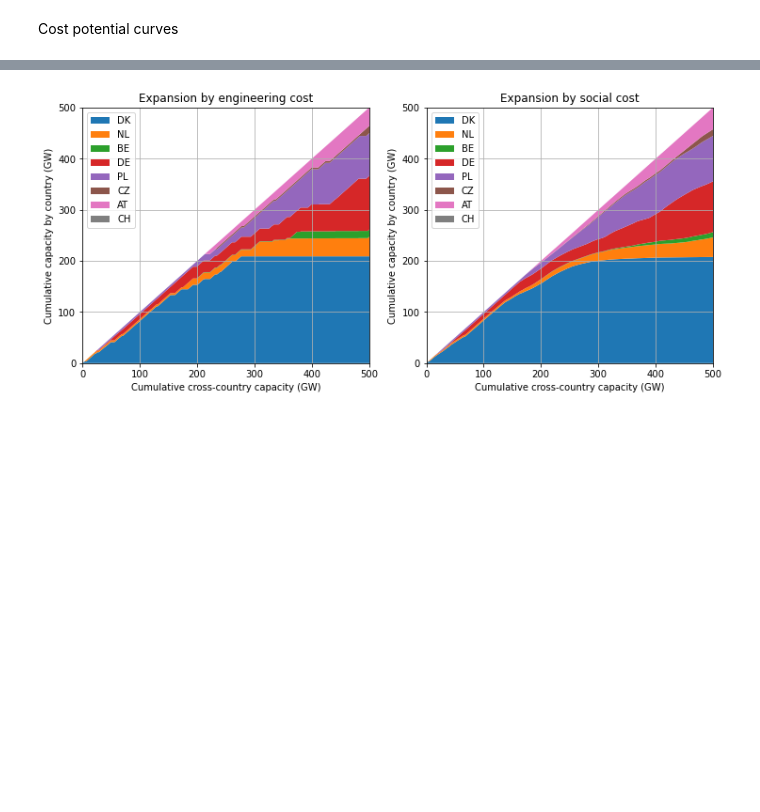
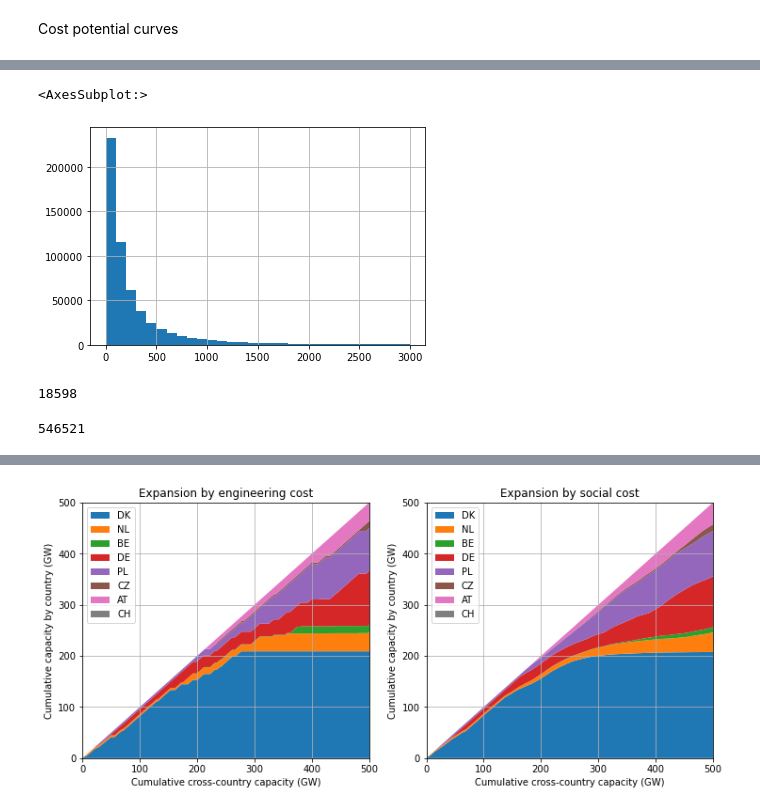
Before and after one commit to timtroendle/wind-onshore-cost-potential, a Jupyter notebook: notebooks/plots.ipynb, the cells around one changed output, grey strips where cells are left out. Cells and saved outputs as stored; diff of their text form; code cells hidden in the pictures; blank space fills up the shorter version.

```diff
--- a/notebooks/plots.ipynb
+++ b/notebooks/plots.ipynb
@@ -214,0 +279,13 @@ plt.tight_layout()
+# %%
+tmp[1].hist(bins=[0]+list(range(0,3001,100)))
+# %% [output]
+<AxesSubplot:>
+[figure, added]
+# %%
+sum(tmp[1]<1)
+# %% [output]
+18598
+# %%
+sum(tmp[1]>=1)
+# %% [output]
+546521
```
Also changed, not shown: parts of 16 cells of this notebook, 1 other file.
